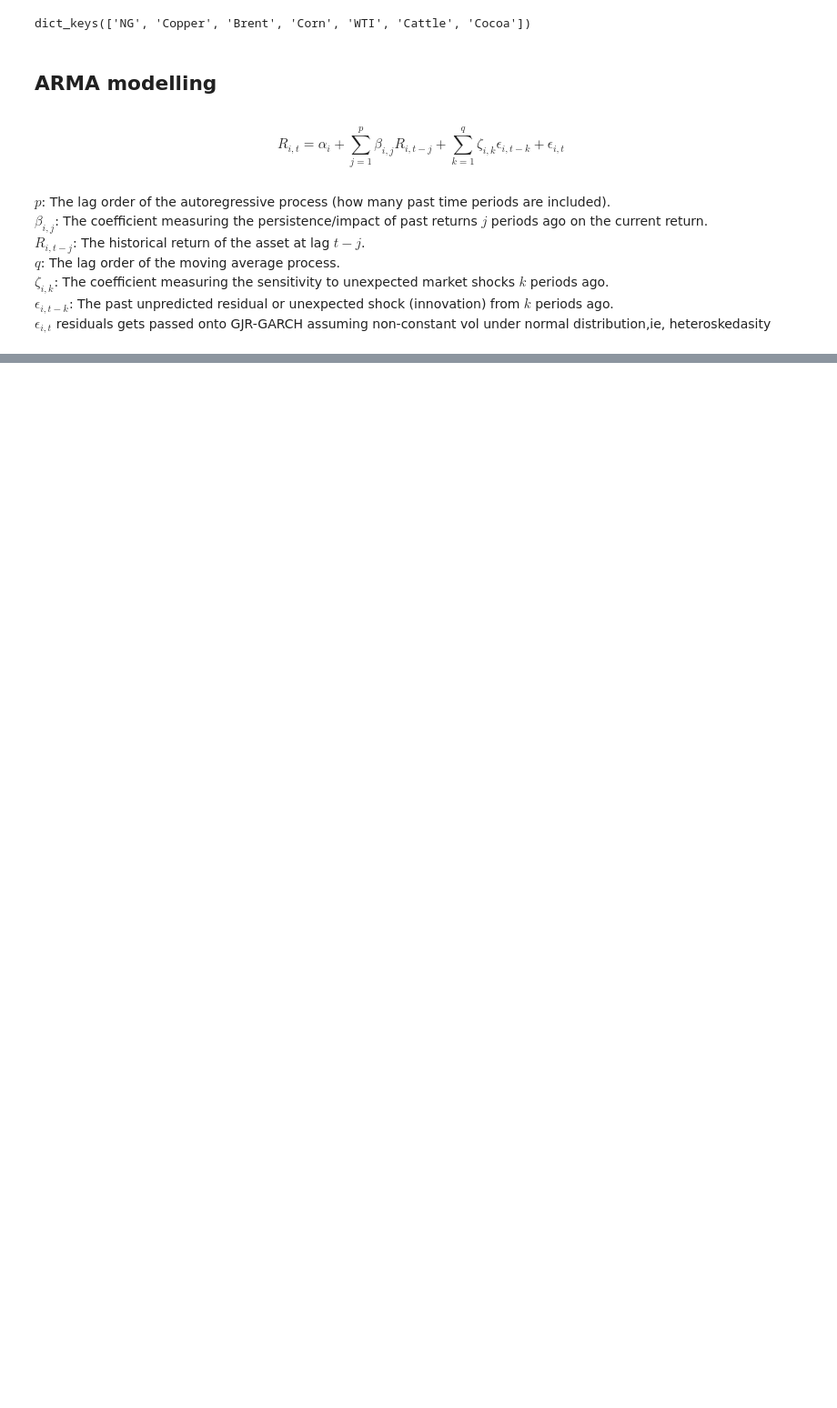
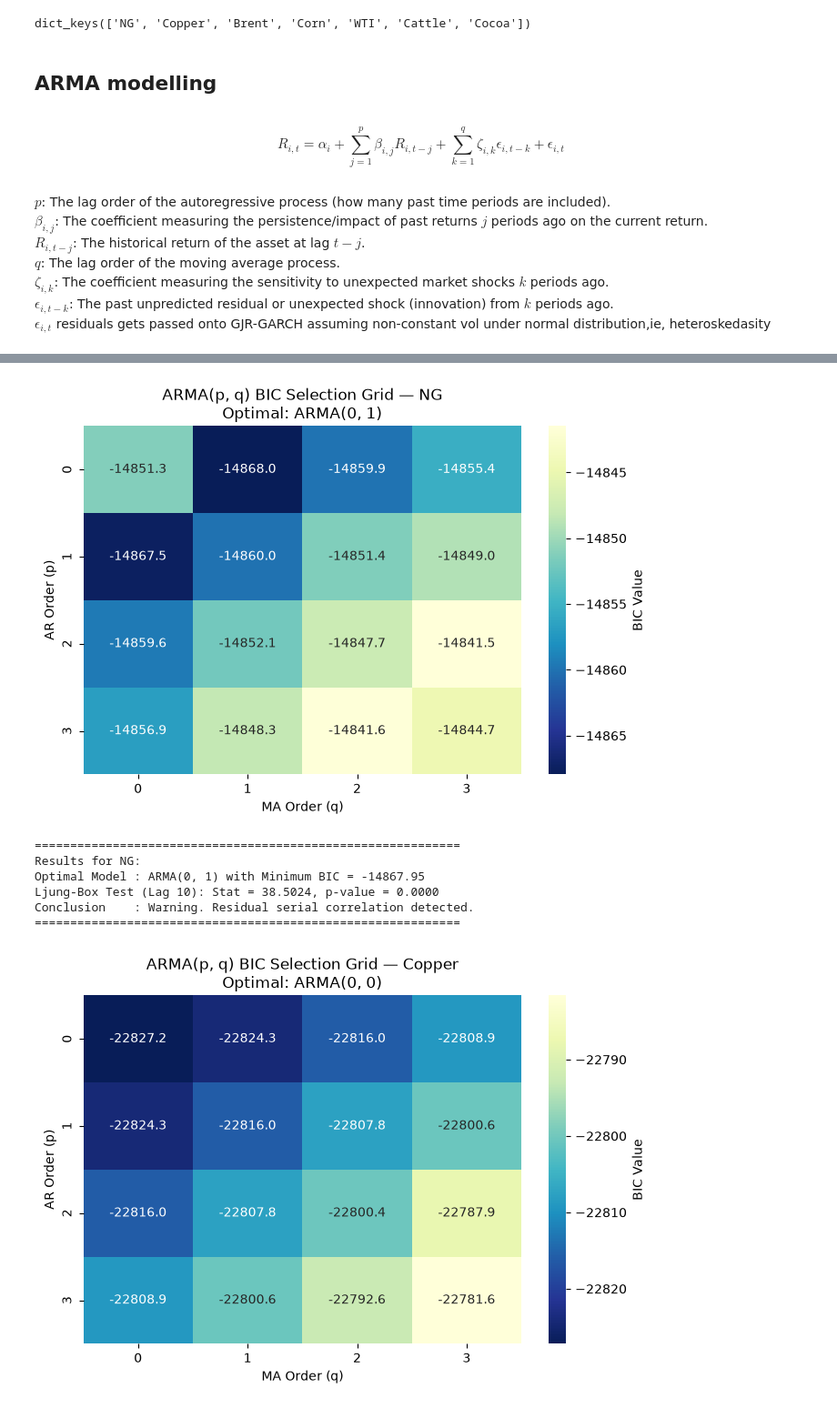
Before and after one commit to IanJ1998/Ian, a Jupyter notebook: CommodityProject/SystemicRiskCopulaProject/Modelling/Modelling_Phase1.ipynb, the cells around one changed output, grey strips where cells are left out. Shown at 91% size. Drawn from its saved outputs; the diff is of its cells as text; code cells hidden in the pictures; blank space fills up the shorter version.

Commit message:
1. Finding ARMA(p,q) params using GridSearch 2. Ljung Box test 3. ACF plot for resid n resid square

```diff
--- a/CommodityProject/SystemicRiskCopulaProject/Modelling/Modelling_Phase1.ipynb
+++ b/CommodityProject/SystemicRiskCopulaProject/Modelling/Modelling_Phase1.ipynb
@@ -98,0 +159,3 @@ def select_best_arma(series, max_p=3, max_q=3):
+# %%
+series_name = 'NG'
+_df = dfs.get(series_name)
@@ -98,0 +178,20 @@ def select_best_arma(series, max_p=3, max_q=3):
+# %%
+arma_dict =dict()
+for _name, _df in dfs.items():
+
+    best_order, model_fit, eps_residuals, bic_table = arma_bic_grid_search(
+        series= _df['Log_Returns'],
+        series_name=_name,
+        max_p=3,
+        max_q=3
+    )
+    arma_dict[_name] = [best_order, model_fit, eps_residuals, bic_table]
+# %% [output]
+[figure, added]
+============================================================
+Results for NG:
+Optimal Model : ARMA(0, 1) with Minimum BIC = -14867.95
+Ljung-Box Test (Lag 10): Stat = 38.5024, p-value = 0.0000
+Conclusion    : Warning. Residual serial correlation detected.
+============================================================
+[figure, added]
```
Also changed, not shown: parts of 7 cells of this notebook.
